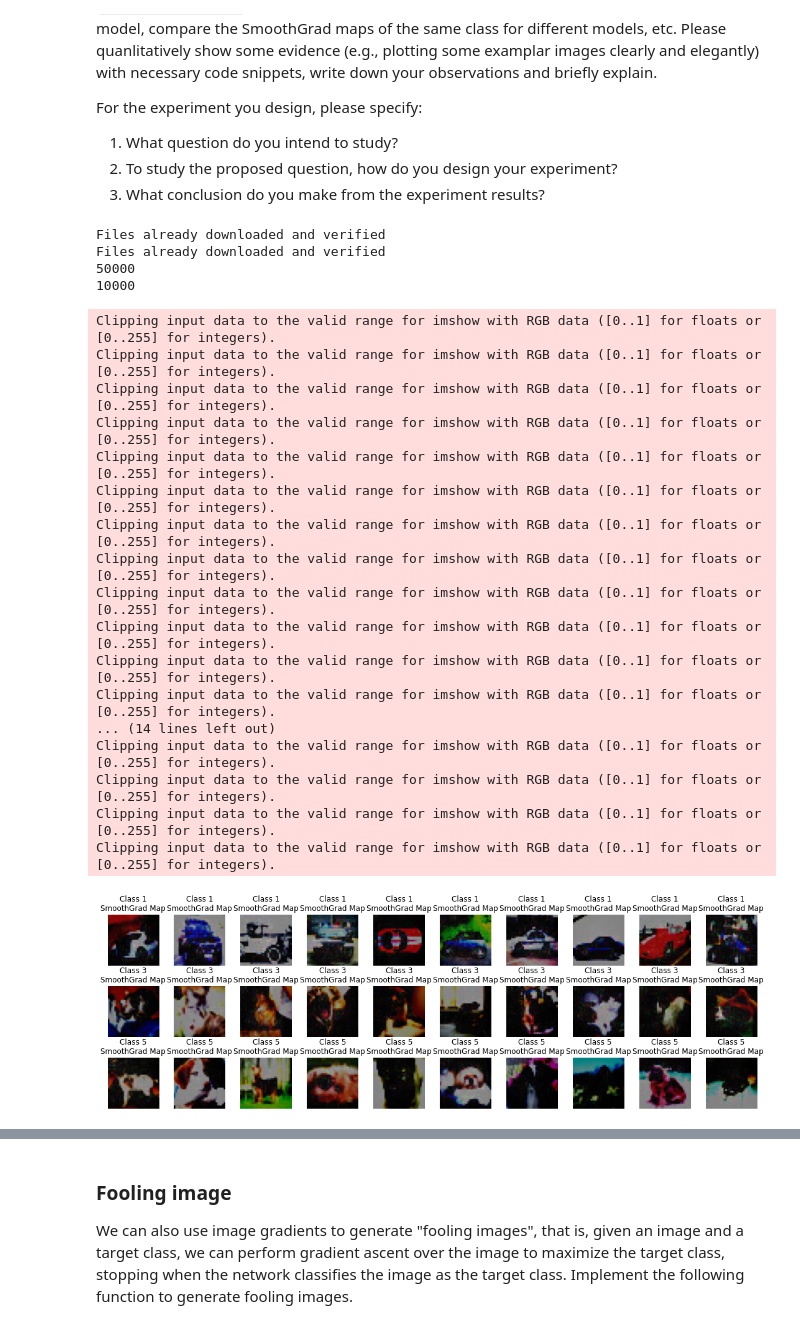
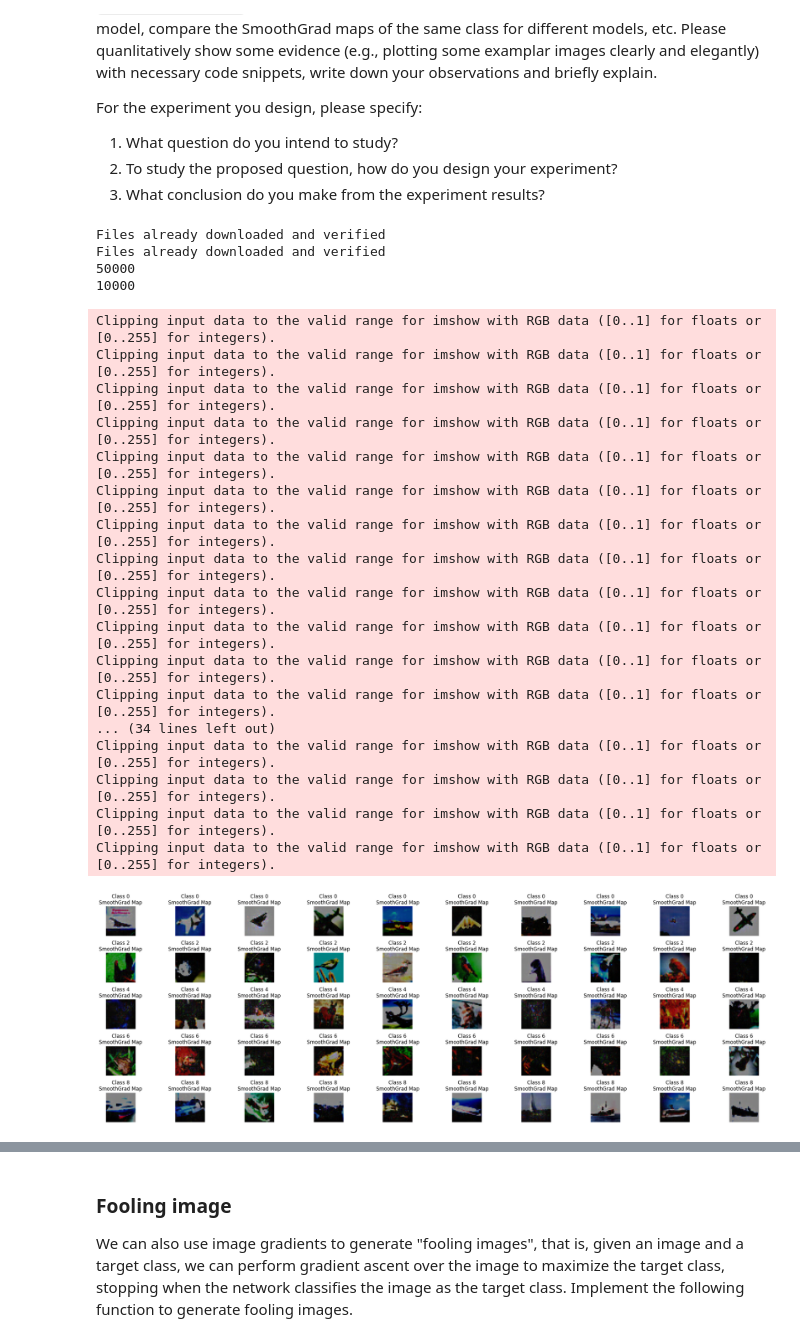
Before and after one commit to UncleWQ/ECC4200_project, a Jupyter notebook: ECC4200_2024_project1.ipynb, the cells around one changed output, grey strips where cells are left out. Drawn from its saved outputs; the diff is of its cells as text; code cells hidden in the pictures.

```diff
--- a/ECC4200_2024_project1.ipynb
+++ b/ECC4200_2024_project1.ipynb
@@ -1374,6 +1393,17 @@ For the experiment you design, please specify:
 # TO DO: Design and conduct your experiment.                                 #
 ##############################################################################
 # your code
+
+##############################################################################
+# 1.Question:
+#   How does the SmoothGrad map vary across different classes in the ResNet18 model?
+# 2.How to design experiment?
+#   (1)Select several classes from the CIFAR-10 dataset.
+#   (2)Choose a pretrained ResNet18 model as the base model.
+#   (3)Use the compute_smoothgrad function to generate SmoothGrad maps for images from each selected class.
+#   (4)Compare the SmoothGrad maps visually and quantitatively.
+#   (5)Repeat the process with different models trained on CIFAR-10 or other datasets to analyze variations across models.
+##############################################################################
 
 import matplotlib.pyplot as plt
 import os
@@ -1425,7 +1455,7 @@ trained_model.load_state_dict(torch.load('./model_resnet18.pt', map_location=tor
 trained_model.to(device)
 trained_model.eval()
 
-selected_classes = [1, 3, 5]
+selected_classes = [0, 2, 4, 6, 8]
 
 # Iterate through test set to get images for selected classes
 images = []
@@ -1472,7 +1502,7 @@ def compute_smoothgrad(X, y, model, num_samples=50, stdev_spread=0.15):
 smoothgrad_maps = compute_smoothgrad(images.to(device), labels.to(device), trained_model)
 
 # Plotting
-fig, axs = plt.subplots(len(selected_classes), 10, figsize=(15, 5))
+fig, axs = plt.subplots(len(selected_classes), 10, figsize=(24, 8))
 for i, cls in enumerate(selected_classes):
     cls_images = images[labels == cls]
     cls_maps = smoothgrad_maps[labels == cls]
@@ -1482,35 +1512,35 @@ for i, cls in enumerate(selected_classes):
         ax.axis('off')
         ax.set_title(f'Class {cls}\nSmoothGrad Map')
         ax.imshow(cls_maps[j].permute(1,2,0).cpu().numpy(), cmap='jet', alpha=0.5)
 plt.tight_layout()
 plt.show()
 
 ##############################################################################
 #                             END OF YOUR CODE                               #
 ##############################################################################
 # %% [output]
 Files already downloaded and verified
 Files already downloaded and verified
 50000
 10000
 Clipping input data to the valid range for imshow with RGB data ([0..1] for floats or [0..255] for integers).
 Clipping input data to the valid range for imshow with RGB data ([0..1] for floats or [0..255] for integers).
 Clipping input data to the valid range for imshow with RGB data ([0..1] for floats or [0..255] for integers).
 Clipping input data to the valid range for imshow with RGB data ([0..1] for floats or [0..255] for integers).
 Clipping input data to the valid range for imshow with RGB data ([0..1] for floats or [0..255] for integers).
 Clipping input data to the valid range for imshow with RGB data ([0..1] for floats or [0..255] for integers).
 Clipping input data to the valid range for imshow with RGB data ([0..1] for floats or [0..255] for integers).
 Clipping input data to the valid range for imshow with RGB data ([0..1] for floats or [0..255] for integers).
 Clipping input data to the valid range for imshow with RGB data ([0..1] for floats or [0..255] for integers).
 Clipping input data to the valid range for imshow with RGB data ([0..1] for floats or [0..255] for integers).
 Clipping input data to the valid range for imshow with RGB data ([0..1] for floats or [0..255] for integers).
 Clipping input data to the valid range for imshow with RGB data ([0..1] for floats or [0..255] for integers).
-... (14 lines left out)
+... (34 lines left out)
 Clipping input data to the valid range for imshow with RGB data ([0..1] for floats or [0..255] for integers).
 Clipping input data to the valid range for imshow with RGB data ([0..1] for floats or [0..255] for integers).
 Clipping input data to the valid range for imshow with RGB data ([0..1] for floats or [0..255] for integers).
 Clipping input data to the valid range for imshow with RGB data ([0..1] for floats or [0..255] for integers).
-[figure, old version]
+[figure, new version]
 # %% [markdown]
 ---
 
```
Also changed, not shown: parts of 3 cells of this notebook.
